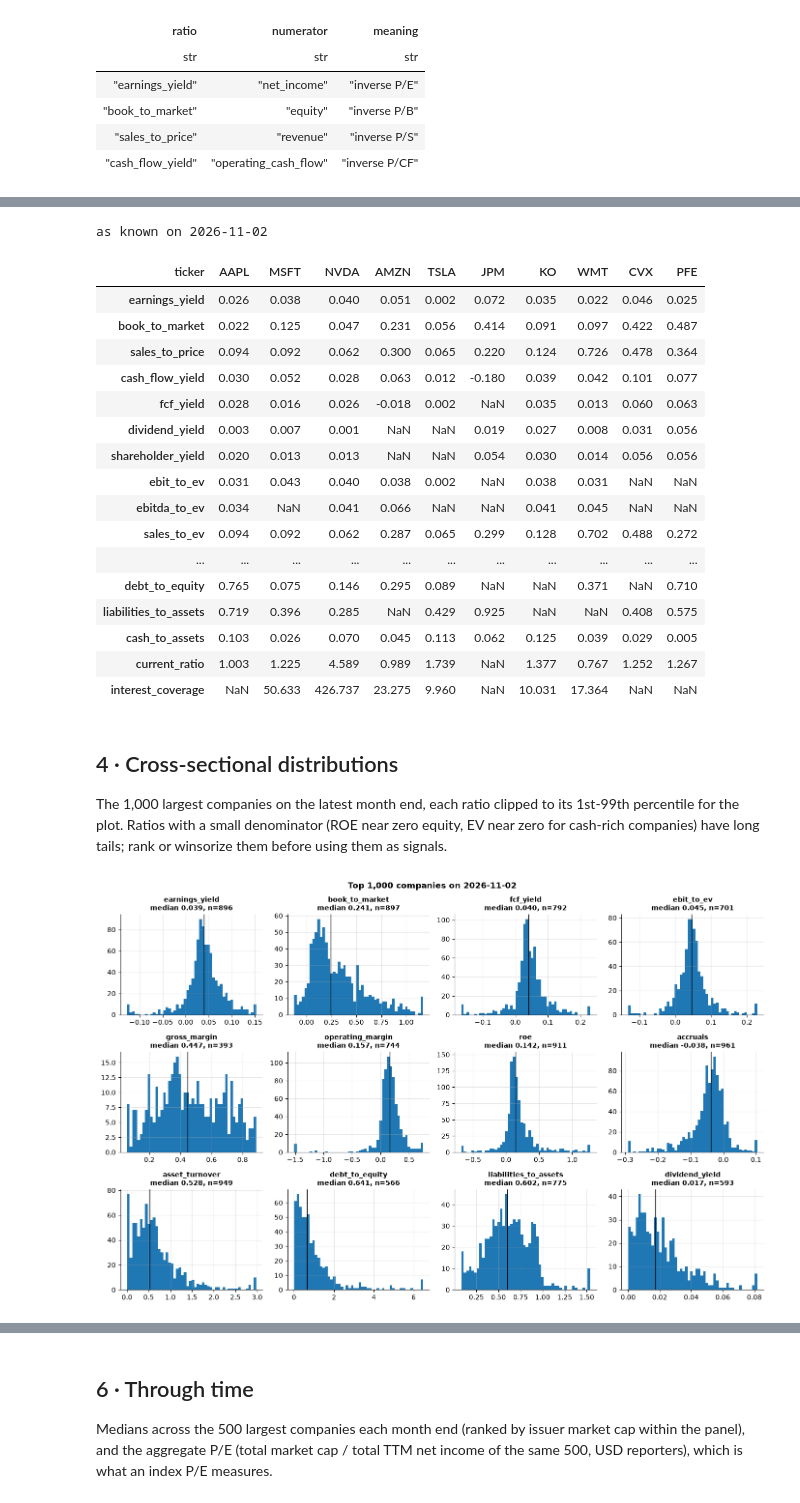
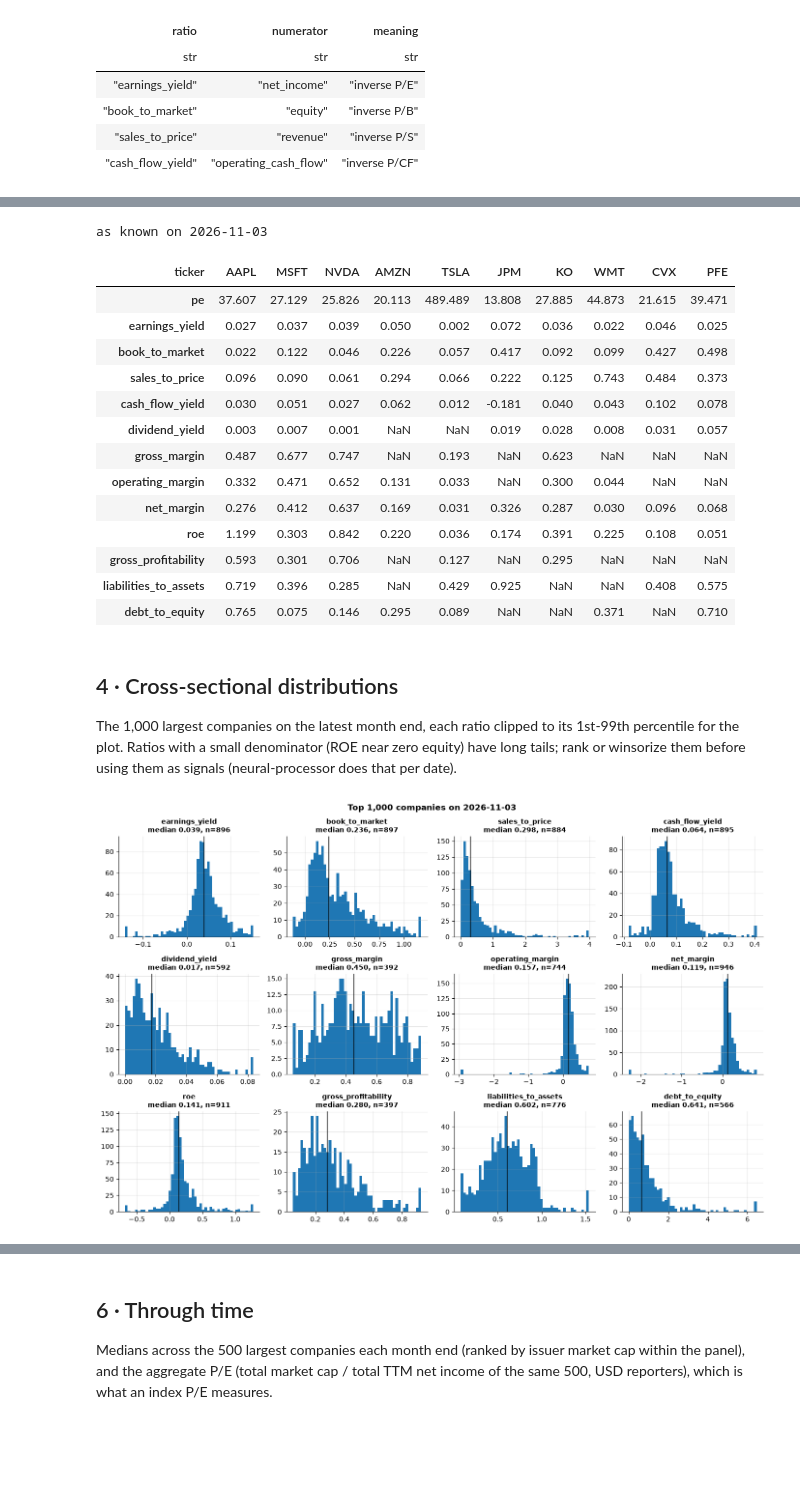
Before and after one commit to yurit04/collective-alpha, a Jupyter notebook: projects/subspace-probe/notebooks/vinculum/02_ratios.ipynb, the cells around one changed output, grey strips where cells are left out. Drawn from its saved outputs; the diff is of its cells as text; code cells hidden in the pictures; blank space fills up the shorter version.

```diff
--- a/projects/subspace-probe/notebooks/vinculum/02_ratios.ipynb
+++ b/projects/subspace-probe/notebooks/vinculum/02_ratios.ipynb
@@ -115,0 +76,22 @@ shape: (3, 4)
+# %%
+def ratio(num: str, den: str, usd_only: bool = False) -> pl.Expr:
+    ok = pl.col(den) > 0
+    if usd_only:
+        ok = ok & (pl.col("currency") == "USD")
+    return pl.when(ok).then(pl.col(num) / pl.col(den))
+
+
+f = f.with_columns(
+    ratio("gross_profit", "revenue").alias("gross_margin"),
+    ratio("operating_income", "revenue").alias("operating_margin"),
+    ratio("net_income", "revenue").alias("net_margin"),
+    ratio("net_income", "equity").alias("roe"),
+    ratio("gross_profit", "assets").alias("gross_profitability"),
+    ratio("liabilities", "assets").alias("liabilities_to_assets"),
+    ratio("long_term_debt", "equity").alias("debt_to_equity"),
+    ratio("dividends_paid", "issuer_market_cap", usd_only=True).alias("dividend_yield"),
+    pl.when(pl.col("earnings_yield") > 0).then(1 / pl.col("earnings_yield")).alias("pe"),
+)
+SHOW = [*RATIOS, "dividend_yield", "gross_margin", "operating_margin", "net_margin", "roe",
+        "gross_profitability", "liabilities_to_assets", "debt_to_equity"]
+f.filter(pl.col("ticker") == "AAPL").select("date", "pe", *SHOW).tail(3)
@@ -126,50 +113,44 @@ The latest month end. Reading down a column is a quick health check of the data:
 # %%
-last = r["date"].max()
+last = f["date"].max()
 names = ["AAPL", "MSFT", "NVDA", "AMZN", "TSLA", "JPM", "KO", "WMT", "CVX", "PFE"]
-snap = r.filter((pl.col("date") == last) & pl.col("ticker").is_in(names))
-table = snap.to_pandas().set_index("ticker").loc[[n for n in names if n in snap["ticker"]], RATIO_NAMES].T
+snap = f.filter((pl.col("date") == last) & pl.col("ticker").is_in(names))
+table = snap.to_pandas().set_index("ticker").loc[[n for n in names if n in snap["ticker"]], ["pe", *SHOW]].T
 print(f"as known on {last}")
 table.round(3)
 # %% [output]
-as known on 2026-11-02
+as known on 2026-11-03
 | ticker | AAPL | MSFT | NVDA | AMZN | TSLA | JPM | KO | WMT | CVX | PFE |
-| earnings_yield | 0.026 | 0.038 | 0.040 | 0.051 | 0.002 | 0.072 | 0.035 | 0.022 | 0.046 | 0.025 |
-| book_to_market | 0.022 | 0.125 | 0.047 | 0.231 | 0.056 | 0.414 | 0.091 | 0.097 | 0.422 | 0.487 |
-| sales_to_price | 0.094 | 0.092 | 0.062 | 0.300 | 0.065 | 0.220 | 0.124 | 0.726 | 0.478 | 0.364 |
-| cash_flow_yield | 0.030 | 0.052 | 0.028 | 0.063 | 0.012 | -0.180 | 0.039 | 0.042 | 0.101 | 0.077 |
-| fcf_yield | 0.028 | 0.016 | 0.026 | -0.018 | 0.002 | NaN | 0.035 | 0.013 | 0.060 | 0.063 |
-| dividend_yield | 0.003 | 0.007 | 0.001 | NaN | NaN | 0.019 | 0.027 | 0.008 | 0.031 | 0.056 |
-| shareholder_yield | 0.020 | 0.013 | 0.013 | NaN | NaN | 0.054 | 0.030 | 0.014 | 0.056 | 0.056 |
-| ebit_to_ev | 0.031 | 0.043 | 0.040 | 0.038 | 0.002 | NaN | 0.038 | 0.031 | NaN | NaN |
-| ebitda_to_ev | 0.034 | NaN | 0.041 | 0.066 | NaN | NaN | 0.041 | 0.045 | NaN | NaN |
-| sales_to_ev | 0.094 | 0.092 | 0.062 | 0.287 | 0.065 | 0.299 | 0.128 | 0.702 | 0.488 | 0.272 |
-| ... | ... | ... | ... | ... | ... | ... | ... | ... | ... | ... |
+| pe | 37.607 | 27.129 | 25.826 | 20.113 | 489.489 | 13.808 | 27.885 | 44.873 | 21.615 | 39.471 |
+| earnings_yield | 0.027 | 0.037 | 0.039 | 0.050 | 0.002 | 0.072 | 0.036 | 0.022 | 0.046 | 0.025 |
+| book_to_market | 0.022 | 0.122 | 0.046 | 0.226 | 0.057 | 0.417 | 0.092 | 0.099 | 0.427 | 0.498 |
+| sales_to_price | 0.096 | 0.090 | 0.061 | 0.294 | 0.066 | 0.222 | 0.125 | 0.743 | 0.484 | 0.373 |
+| cash_flow_yield | 0.030 | 0.051 | 0.027 | 0.062 | 0.012 | -0.181 | 0.040 | 0.043 | 0.102 | 0.078 |
+| dividend_yield | 0.003 | 0.007 | 0.001 | NaN | NaN | 0.019 | 0.028 | 0.008 | 0.031 | 0.057 |
+| gross_margin | 0.487 | 0.677 | 0.747 | NaN | 0.193 | NaN | 0.623 | NaN | NaN | NaN |
+| operating_margin | 0.332 | 0.471 | 0.652 | 0.131 | 0.033 | NaN | 0.300 | 0.044 | NaN | NaN |
+| net_margin | 0.276 | 0.412 | 0.637 | 0.169 | 0.031 | 0.326 | 0.287 | 0.030 | 0.096 | 0.068 |
+| roe | 1.199 | 0.303 | 0.842 | 0.220 | 0.036 | 0.174 | 0.391 | 0.225 | 0.108 | 0.051 |
+| gross_profitability | 0.593 | 0.301 | 0.706 | NaN | 0.127 | NaN | 0.295 | NaN | NaN | NaN |
+| liabilities_to_assets | 0.719 | 0.396 | 0.285 | NaN | 0.429 | 0.925 | NaN | NaN | 0.408 | 0.575 |
 | debt_to_equity | 0.765 | 0.075 | 0.146 | 0.295 | 0.089 | NaN | NaN | 0.371 | NaN | 0.710 |
-| liabilities_to_assets | 0.719 | 0.396 | 0.285 | NaN | 0.429 | 0.925 | NaN | NaN | 0.408 | 0.575 |
-| cash_to_assets | 0.103 | 0.026 | 0.070 | 0.045 | 0.113 | 0.062 | 0.125 | 0.039 | 0.029 | 0.005 |
-| current_ratio | 1.003 | 1.225 | 4.589 | 0.989 | 1.739 | NaN | 1.377 | 0.767 | 1.252 | 1.267 |
-| interest_coverage | NaN | 50.633 | 426.737 | 23.275 | 9.960 | NaN | 10.031 | 17.364 | NaN | NaN |
 # %% [markdown]
 ## 4 · Cross-sectional distributions
 
 The 1,000 largest companies on the latest month end, each ratio clipped to its 1st-99th
-percentile for the plot. Ratios with a small denominator (ROE near zero equity, EV near zero
-for cash-rich companies) have long tails; rank or winsorize them before using them as signals.
+percentile for the plot. Ratios with a small denominator (ROE near zero equity) have long tails;
+rank or winsorize them before using them as signals (neural-processor does that per date).
 # %%
-top = r.filter((pl.col("date") == last) & (pl.col("size_rank") <= 1000))
-show = ["earnings_yield", "book_to_market", "fcf_yield", "ebit_to_ev",
-        "gross_margin", "operating_margin", "roe", "accruals",
-        "asset_turnover", "debt_to_equity", "liabilities_to_assets", "dividend_yield"]
+top = f.filter((pl.col("date") == last) & (pl.col("size_rank") <= 1000))
 fig, axes = plt.subplots(3, 4, figsize=(14, 9))
-for ax, name in zip(axes.flat, show, strict=True):
+for ax, name in zip(axes.flat, SHOW, strict=True):
     s = top[name].drop_nulls()
     lo, hi = s.quantile(0.01), s.quantile(0.99)
     ax.hist(s.clip(lo, hi), bins=50)
     ax.axvline(s.median(), color="black", lw=1)
     ax.set_title(f"{name}\nmedian {s.median():.3f}, n={s.len()}", fontsize=10)
 fig.suptitle(f"Top 1,000 companies on {last}", fontweight="bold")
 fig.tight_layout()
 plt.show()
 # %% [output]
-[figure, old version]
+[figure, new version]
 # %%
```
Also changed, not shown: parts of 20 cells of this notebook, 44 other files.
